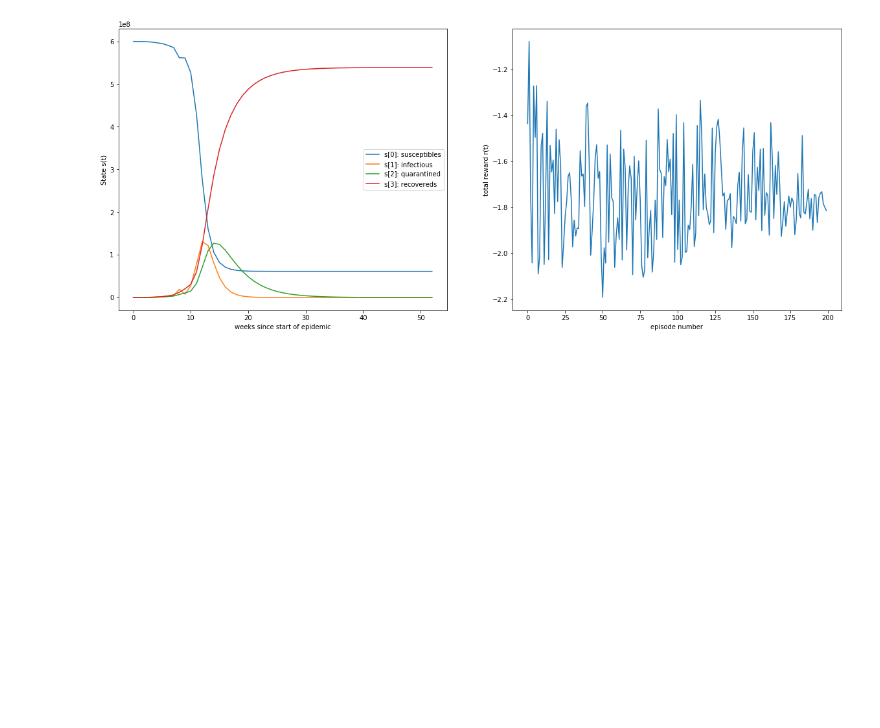
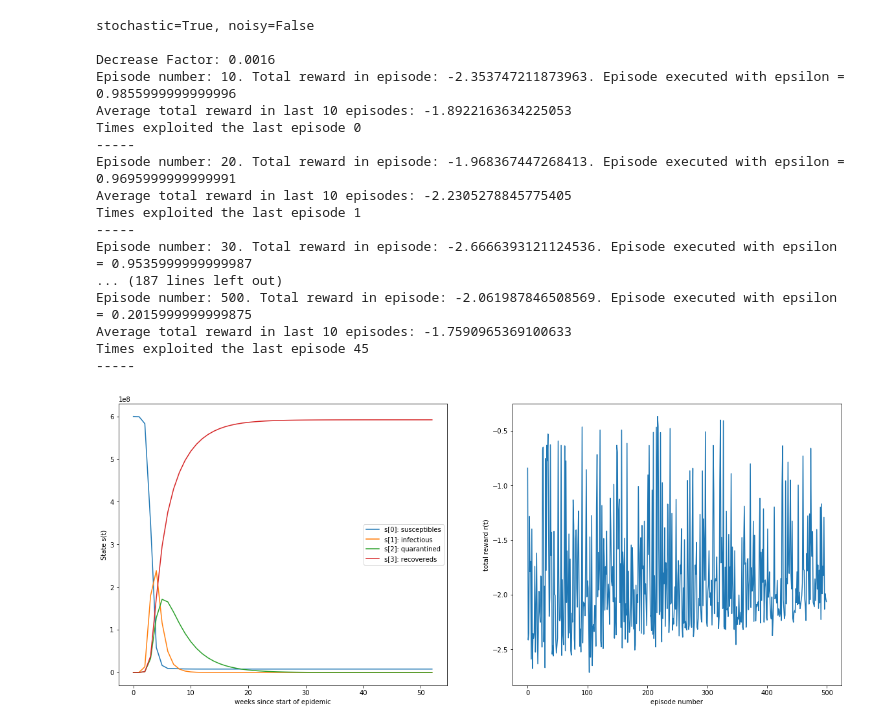
Before and after one commit to arranbrown99/COVID_simulation, a Jupyter notebook: notebooks/run_tabular_policy_search.ipynb, the cells around one changed output. Drawn from its saved outputs; the diff is of its cells as text; code cells hidden in the pictures; blank space fills up the shorter version.

Commit message:
run tabular noisy and stocastic

```diff
--- a/notebooks/run_tabular_policy_search.ipynb
+++ b/notebooks/run_tabular_policy_search.ipynb
@@ -22,7 +22,7 @@ class Tabular_Policy_Agent:
         self.num_of_actions = env.action_space.n
         self.env = env
 
-        self.episodes = 200
+        self.episodes = 500
         self.print_out_every_x_episodes = int(self.episodes/50)
         self.times_exploited = 0
 
@@ -149,18 +169,27 @@ Times exploited the last episode 38
-# %%
-def plot(state,agent, rewards):
-    fig, axes = plt.subplots(1, 2, figsize=(20, 8))
-    labels = ['s[0]: susceptibles', 's[1]: infectious', 's[2]: quarantined', 's[3]: recovereds']
-    states = np.array(state)
-    for i in range(4):
-        axes[0].plot(states[:,i], label=labels[i]);
-    axes[0].set_xlabel('weeks since start of epidemic')
-    axes[0].set_ylabel('State s(t)')
-    axes[0].legend()
-
-    axes[1].plot(rewards);
-    axes[1].set_xlabel('episode number')
-    axes[1].set_ylabel('total reward r(t)')
-
-plot(states,agent,rewards)
-# %% [output]
-[figure, removed]
+# %%
+print("stochastic=True, noisy=False")
+print()
+env = virl.Epidemic(stochastic=True, noisy=False)
+agent = Tabular_Policy_Agent(env)
+states,rewards = agent.run_all_episodes()
+
+plot(states,agent,rewards)
+# %% [output]
+stochastic=True, noisy=False
+
+Decrease Factor: 0.0016
+Episode number: 10. Total reward in episode: -2.353747211873963. Episode executed with epsilon = 0.9855999999999996
+Average total reward in last 10 episodes: -1.8922163634225053
+Times exploited the last episode 0
+-----
+Episode number: 20. Total reward in episode: -1.968367447268413. Episode executed with epsilon = 0.9695999999999991
+Average total reward in last 10 episodes: -2.2305278845775405
+Times exploited the last episode 1
+-----
+Episode number: 30. Total reward in episode: -2.6666393121124536. Episode executed with epsilon = 0.9535999999999987
+... (187 lines left out)
+Episode number: 500. Total reward in episode: -2.061987846508569. Episode executed with epsilon = 0.2015999999999875
+Average total reward in last 10 episodes: -1.7590965369100633
+Times exploited the last episode 45
+-----
+[figure, added]
```
Also changed, not shown: parts of 4 cells of this notebook.
